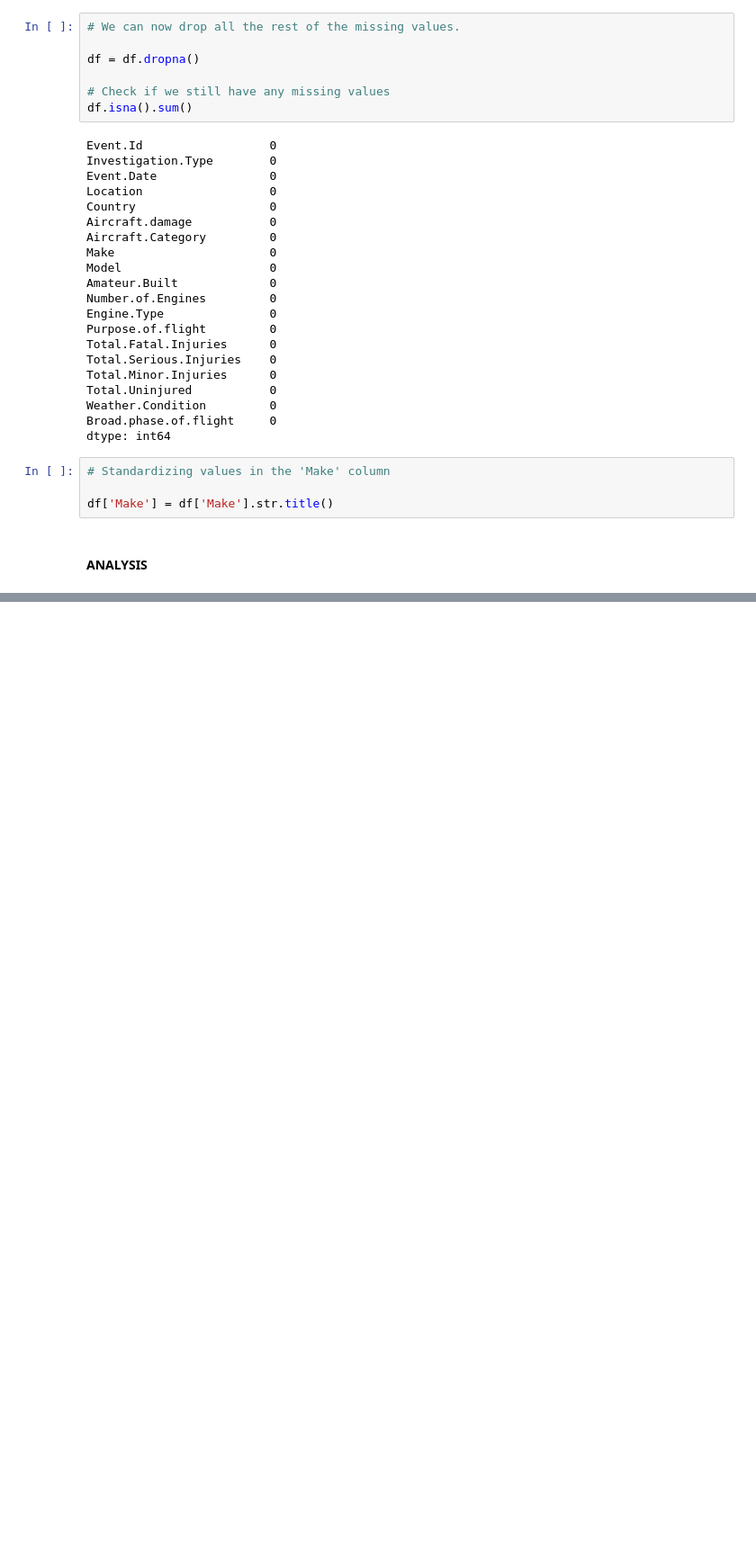
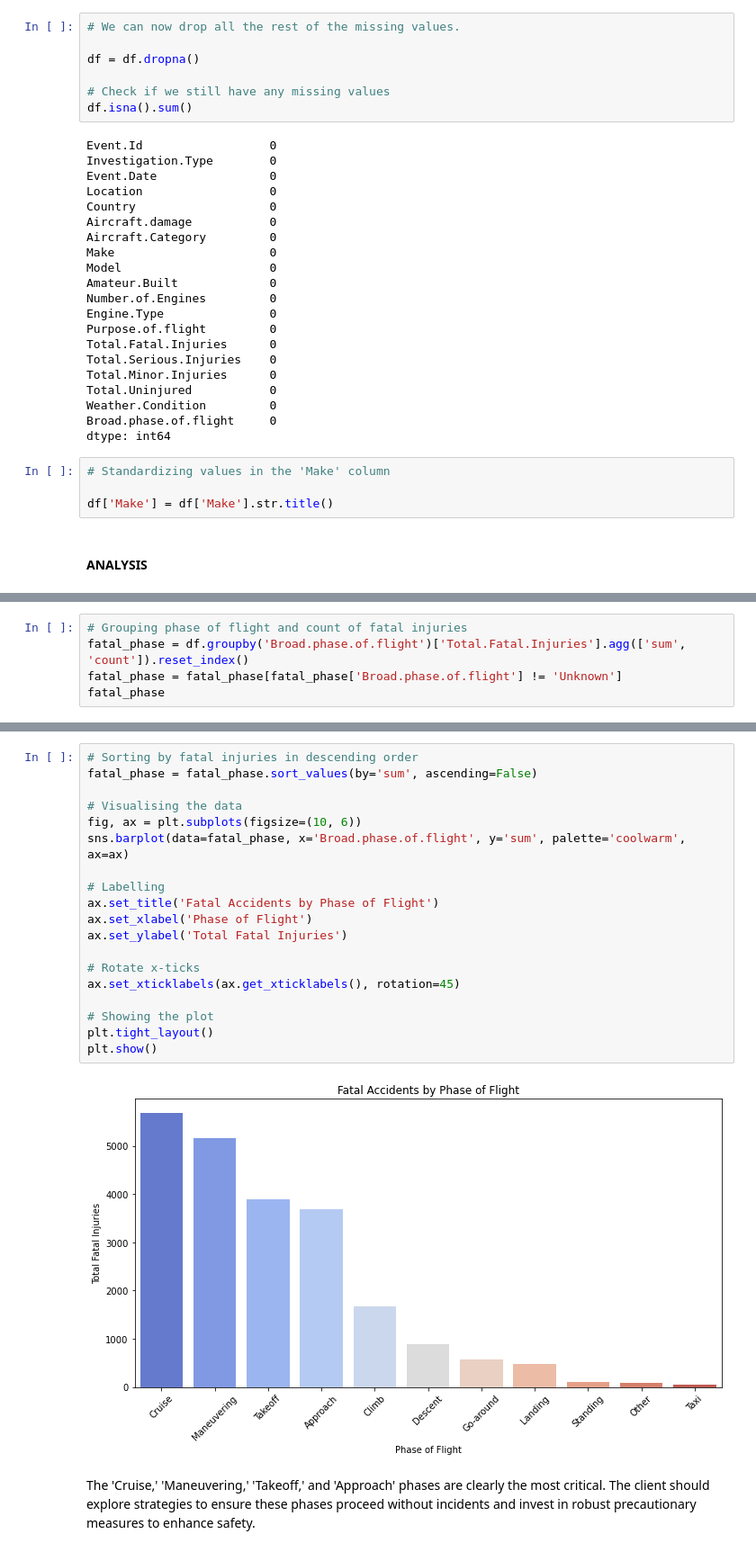
Before and after one commit to Kurgat-Bee/Aviation-Project, a Jupyter notebook: Aviation data analysis.ipynb, the cells around one changed output, grey strips where cells are left out. Shown at 90% size. Drawn from its saved outputs; the diff is of its cells as text; blank space fills up the shorter version.

```diff
--- a/Aviation data analysis.ipynb
+++ b/Aviation data analysis.ipynb
@@ -523,0 +631,5 @@ plt.show()
+# %%
+# Grouping phase of flight and count of fatal injuries
+fatal_phase = df.groupby('Broad.phase.of.flight')['Total.Fatal.Injuries'].agg(['sum', 'count']).reset_index()
+fatal_phase = fatal_phase[fatal_phase['Broad.phase.of.flight'] != 'Unknown']
+fatal_phase
@@ -523,0 +649,23 @@ plt.show()
+# %%
+# Sorting by fatal injuries in descending order
+fatal_phase = fatal_phase.sort_values(by='sum', ascending=False)
+
+# Visualising the data
+fig, ax = plt.subplots(figsize=(10, 6))
+sns.barplot(data=fatal_phase, x='Broad.phase.of.flight', y='sum', palette='coolwarm', ax=ax)
+
+# Labelling
+ax.set_title('Fatal Accidents by Phase of Flight')
+ax.set_xlabel('Phase of Flight')
+ax.set_ylabel('Total Fatal Injuries')
+
+# Rotate x-ticks
+ax.set_xticklabels(ax.get_xticklabels(), rotation=45)
+
+# Showing the plot
+plt.tight_layout()
+plt.show()
+# %% [output]
+[figure, added]
+# %% [markdown]
+The 'Cruise,' 'Maneuvering,' 'Takeoff,' and 'Approach' phases are clearly the most critical. The client should explore strategies to ensure these phases proceed without incidents and invest in robust precautionary measures to enhance safety.
```
Also changed, not shown: parts of 58 cells of this notebook.
